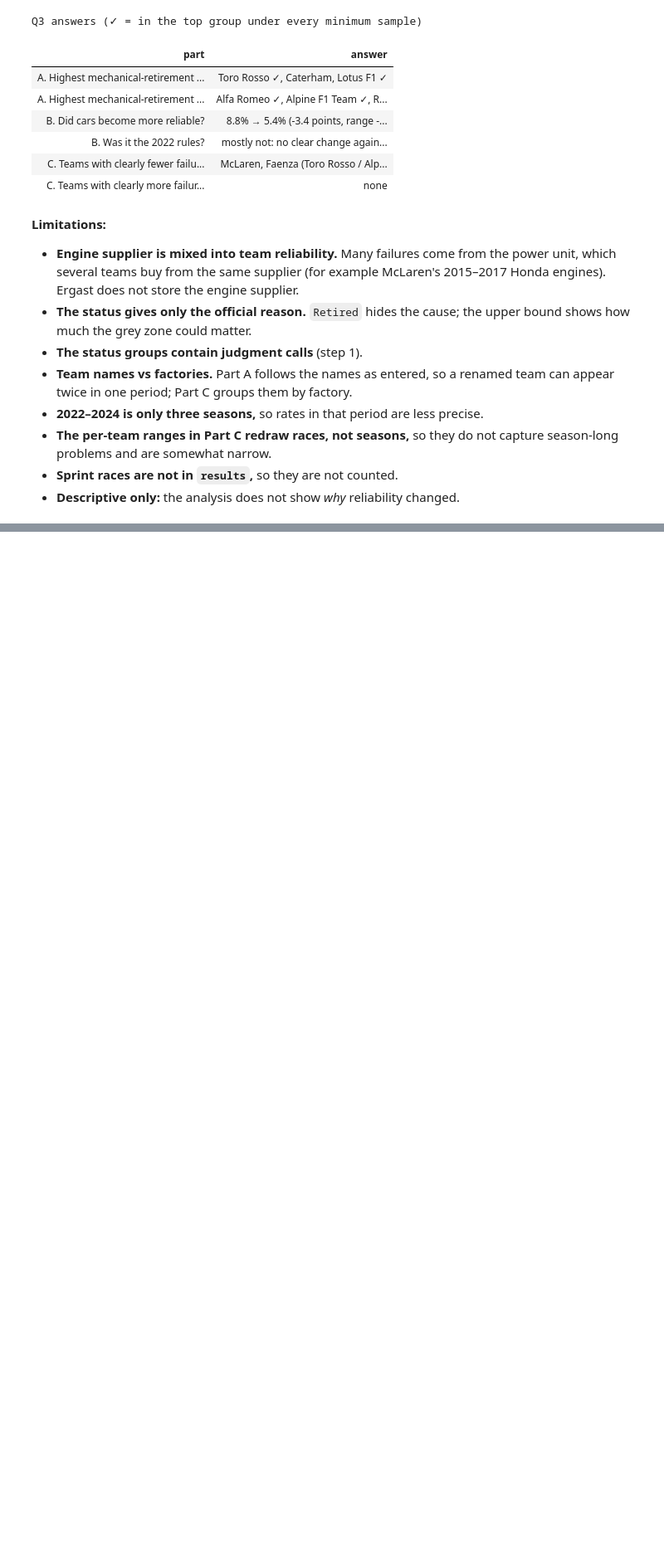
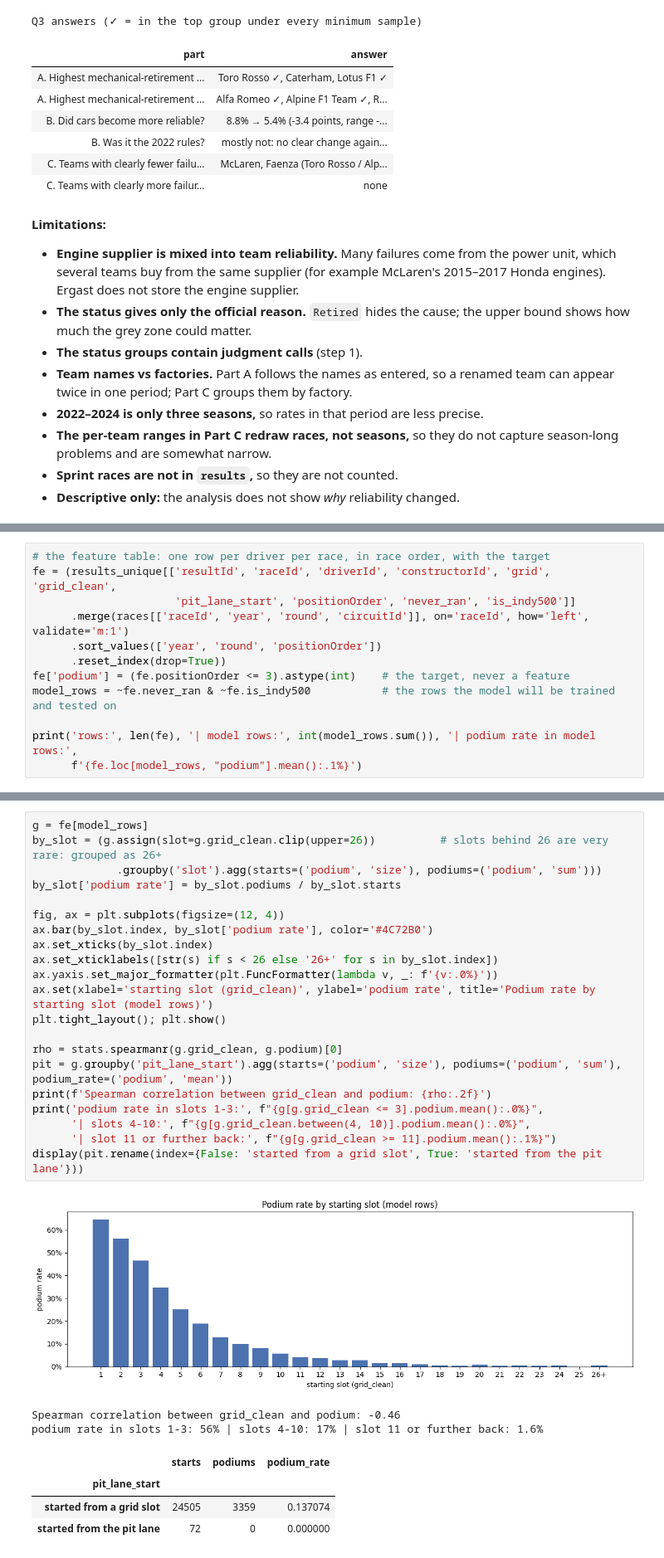
Before and after one commit to sal-tarek/ACL_F1_Predictions, a Jupyter notebook: acl_milestone1.ipynb, the cells around one changed output, grey strips where cells are left out. Shown at 83% size. Saved outputs shown, nothing was run; the diff lists cells and outputs as text; blank space fills up the shorter version.

Commit message:
started feature engineering

```diff
--- a/acl_milestone1.ipynb
+++ b/acl_milestone1.ipynb
@@ -6980,0 +7032,12 @@ Q3 answers (✓ = in the top group under every minimum sample)
+# %%
+# the feature table: one row per driver per race, in race order, with the target
+fe = (results_unique[['resultId', 'raceId', 'driverId', 'constructorId', 'grid', 'grid_clean',
+                      'pit_lane_start', 'positionOrder', 'never_ran', 'is_indy500']]
+      .merge(races[['raceId', 'year', 'round', 'circuitId']], on='raceId', how='left', validate='m:1')
+      .sort_values(['year', 'round', 'positionOrder'])
+      .reset_index(drop=True))
+fe['podium'] = (fe.positionOrder <= 3).astype(int)    # the target, never a feature
+model_rows = ~fe.never_ran & ~fe.is_indy500           # the rows the model will be trained and tested on
+
+print('rows:', len(fe), '| model rows:', int(model_rows.sum()), '| podium rate in model rows:',
+      f'{fe.loc[model_rows, "podium"].mean():.1%}')
@@ -6980,0 +7058,29 @@ Q3 answers (✓ = in the top group under every minimum sample)
+# %%
+g = fe[model_rows]
+by_slot = (g.assign(slot=g.grid_clean.clip(upper=26))          # slots behind 26 are very rare: grouped as 26+
+             .groupby('slot').agg(starts=('podium', 'size'), podiums=('podium', 'sum')))
+by_slot['podium rate'] = by_slot.podiums / by_slot.starts
+
+fig, ax = plt.subplots(figsize=(12, 4))
+ax.bar(by_slot.index, by_slot['podium rate'], color='#4C72B0')
+ax.set_xticks(by_slot.index)
+ax.set_xticklabels([str(s) if s < 26 else '26+' for s in by_slot.index])
+ax.yaxis.set_major_formatter(plt.FuncFormatter(lambda v, _: f'{v:.0%}'))
+ax.set(xlabel='starting slot (grid_clean)', ylabel='podium rate', title='Podium rate by starting slot (model rows)')
+plt.tight_layout(); plt.show()
+
+rho = stats.spearmanr(g.grid_clean, g.podium)[0]
+pit = g.groupby('pit_lane_start').agg(starts=('podium', 'size'), podiums=('podium', 'sum'), podium_rate=('podium', 'mean'))
+print(f'Spearman correlation between grid_clean and podium: {rho:.2f}')
+print('podium rate in slots 1-3:', f"{g[g.grid_clean <= 3].podium.mean():.0%}",
+      '| slots 4-10:', f"{g[g.grid_clean.between(4, 10)].podium.mean():.0%}",
+      '| slot 11 or further back:', f"{g[g.grid_clean >= 11].podium.mean():.1%}")
+display(pit.rename(index={False: 'started from a grid slot', True: 'started from the pit lane'}))
+# %% [output]
+[figure, added]
+Spearman correlation between grid_clean and podium: -0.46
+podium rate in slots 1-3: 56% | slots 4-10: 17% | slot 11 or further back: 1.6%
+|  | starts | podiums | podium_rate |
+| pit_lane_start |  |  |  |
+| started from a grid slot | 24505 | 3359 | 0.137074 |
+| started from the pit lane | 72 | 0 | 0.000000 |
```
Also changed, not shown: parts of 18 cells of this notebook.
